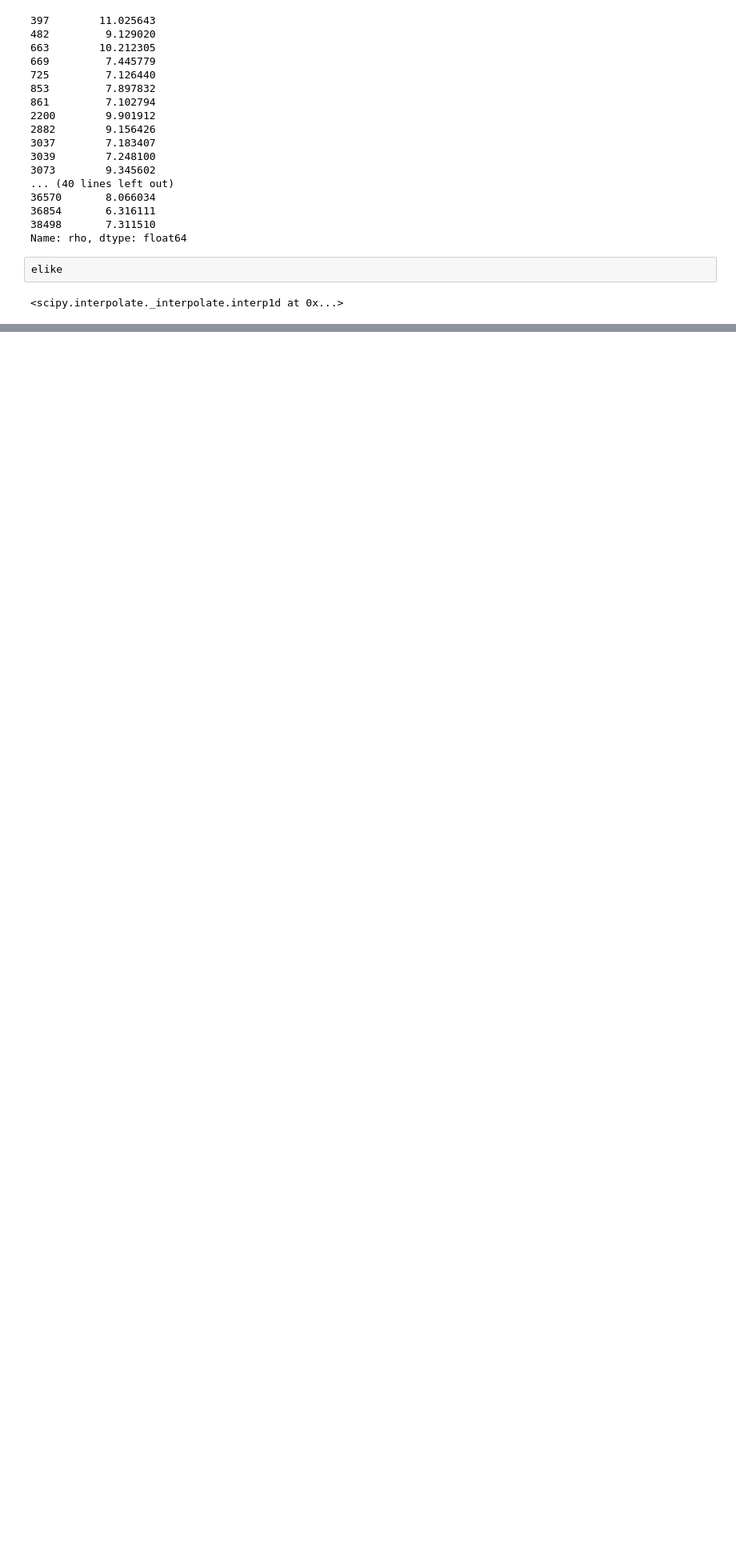
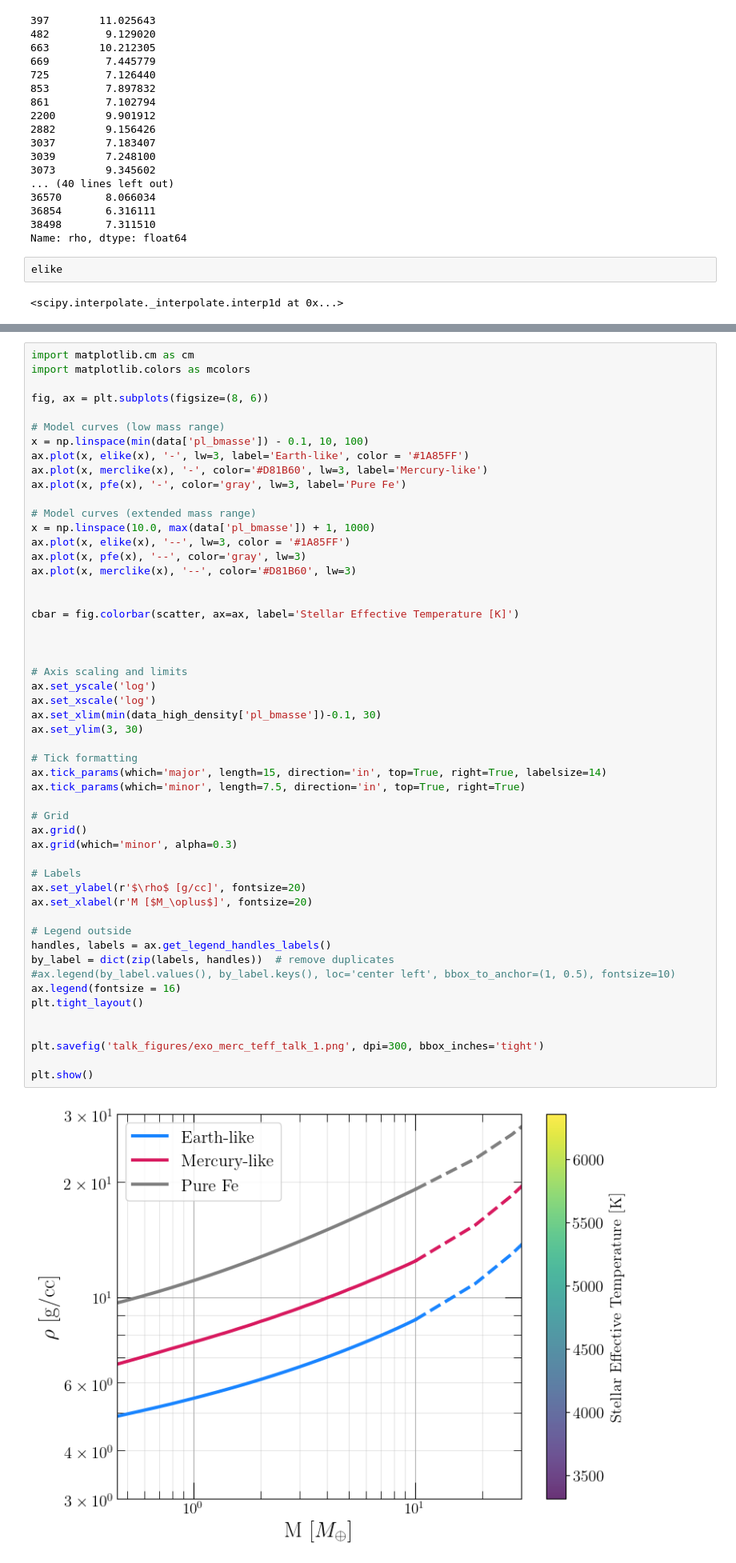
Before and after one commit to haniyehtajer/planet_cookbook, a Jupyter notebook: examples/observed_exo_mercuries/Exo-Mercury_candidates.ipynb, the cells around one changed output, grey strips where cells are left out. Shown at 80% size. Saved outputs shown, nothing was run; the diff lists cells and outputs as text; blank space fills up the shorter version.

```diff
--- a/examples/observed_exo_mercuries/Exo-Mercury_candidates.ipynb
+++ b/examples/observed_exo_mercuries/Exo-Mercury_candidates.ipynb
@@ -300,0 +303,54 @@ data_high_density.to_csv("high_density_exoplanets.csv")
+# %%
+import matplotlib.cm as cm
+import matplotlib.colors as mcolors
+
+fig, ax = plt.subplots(figsize=(8, 6))
+
+# Model curves (low mass range)
+x = np.linspace(min(data['pl_bmasse']) - 0.1, 10, 100)
+ax.plot(x, elike(x), '-', lw=3, label='Earth-like', color = '#1A85FF')
+ax.plot(x, merclike(x), '-', color='#D81B60', lw=3, label='Mercury-like')
+ax.plot(x, pfe(x), '-', color='gray', lw=3, label='Pure Fe')
+
+# Model curves (extended mass range)
+x = np.linspace(10.0, max(data['pl_bmasse']) + 1, 1000)
+ax.plot(x, elike(x), '--', lw=3, color = '#1A85FF')
+ax.plot(x, pfe(x), '--', color='gray', lw=3)
+ax.plot(x, merclike(x), '--', color='#D81B60', lw=3)
+
+
+cbar = fig.colorbar(scatter, ax=ax, label='Stellar Effective Temperature [K]')
+
+
+
+# Axis scaling and limits
+ax.set_yscale('log')
+ax.set_xscale('log')
+ax.set_xlim(min(data_high_density['pl_bmasse'])-0.1, 30)
+ax.set_ylim(3, 30)
+
+# Tick formatting
+ax.tick_params(which='major', length=15, direction='in', top=True, right=True, labelsize=14)
+ax.tick_params(which='minor', length=7.5, direction='in', top=True, right=True)
+
+# Grid
+ax.grid()
+ax.grid(which='minor', alpha=0.3)
+
+# Labels
+ax.set_ylabel(r'$\rho$ [g/cc]', fontsize=20)
+ax.set_xlabel(r'M [$M_\oplus$]', fontsize=20)
+
+# Legend outside
+handles, labels = ax.get_legend_handles_labels()
+by_label = dict(zip(labels, handles))  # remove duplicates
+#ax.legend(by_label.values(), by_label.keys(), loc='center left', bbox_to_anchor=(1, 0.5), fontsize=10)
+ax.legend(fontsize = 16)
+plt.tight_layout()
+
+
+plt.savefig('talk_figures/exo_merc_teff_talk_1.png', dpi=300, bbox_inches='tight')
+
+plt.show()
+# %% [output]
+[figure, added]
```
Also changed, not shown: parts of 5 cells of this notebook, 58 other files.
